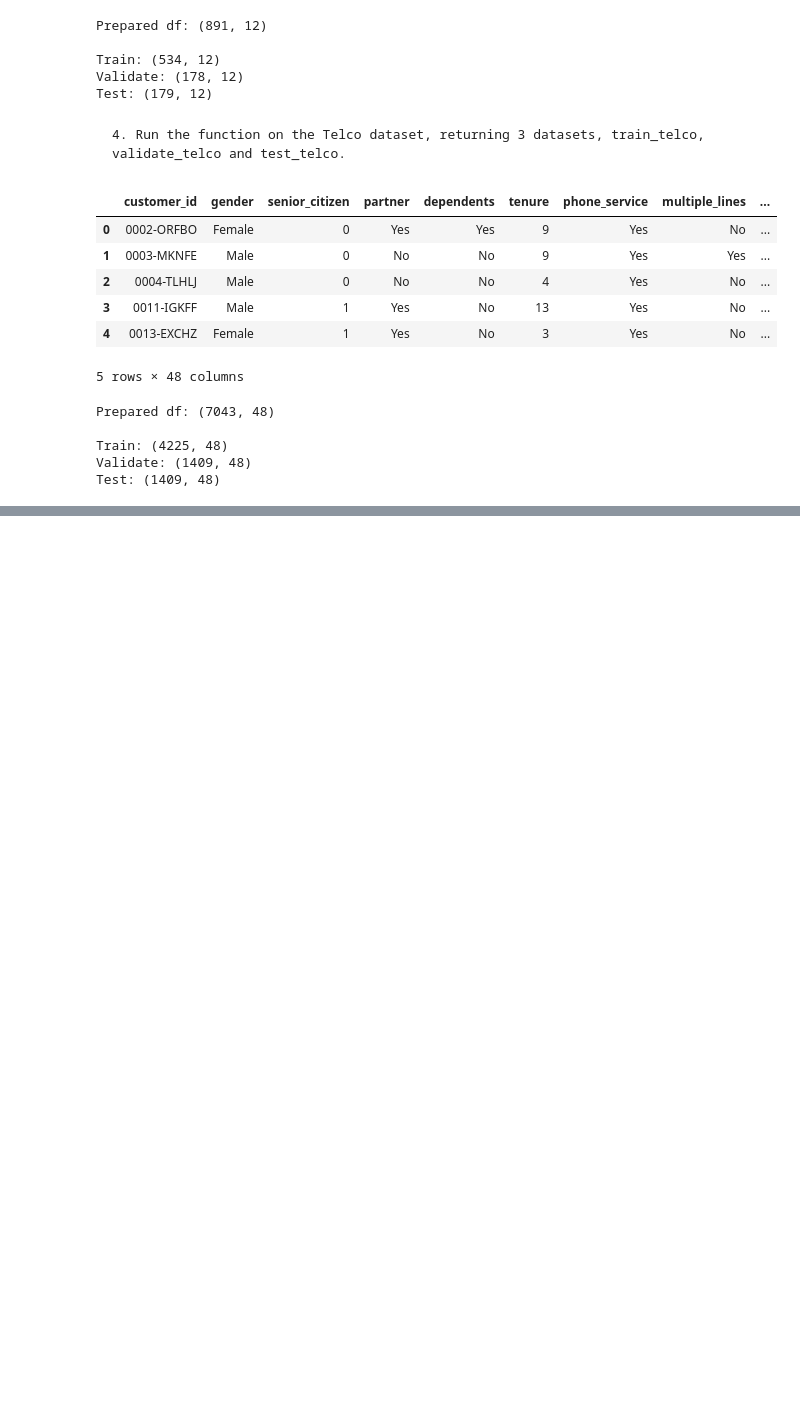
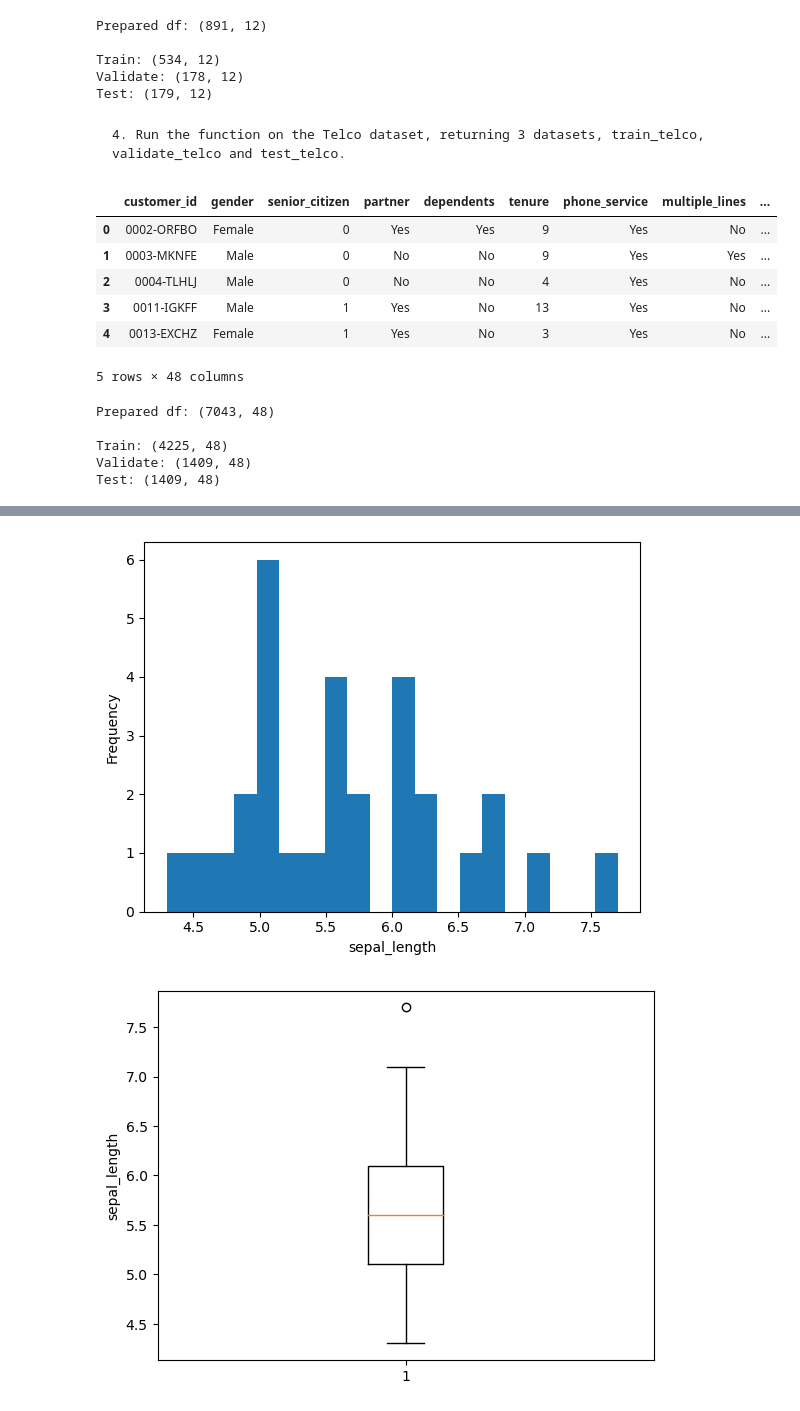
Before and after one commit to rosendo-lugo/classification-exercises, a Jupyter notebook: classification_exercises.ipynb, the cells around one changed output, grey strips where cells are left out. Saved outputs shown, nothing was run; the diff lists cells and outputs as text; code cells hidden in the pictures; blank space fills up the shorter version.

```diff
--- a/classification_exercises.ipynb
+++ b/classification_exercises.ipynb
@@ -1148,0 +1289,21 @@ Test: (1409, 48)
+# %%
+# Iterate over each quantitative variable
+for col in validate.select_dtypes(include=['float', 'int']):
+
+    # Create a histogram
+    plt.hist(validate[col], bins=20)
+    plt.xlabel(col)
+    plt.ylabel('Frequency')
+    plt.show()
+
+    # Create a boxplot
+    plt.boxplot(validate[col])
+    plt.ylabel(col)
+    plt.show()
+
+    # Compute descriptive statistics
+    stats = validate[col].describe()
+    print(stats)
+# %% [output]
+[figure, added]
+[figure, added]
```
Also changed, not shown: parts of 34 cells of this notebook, 4 other files.
